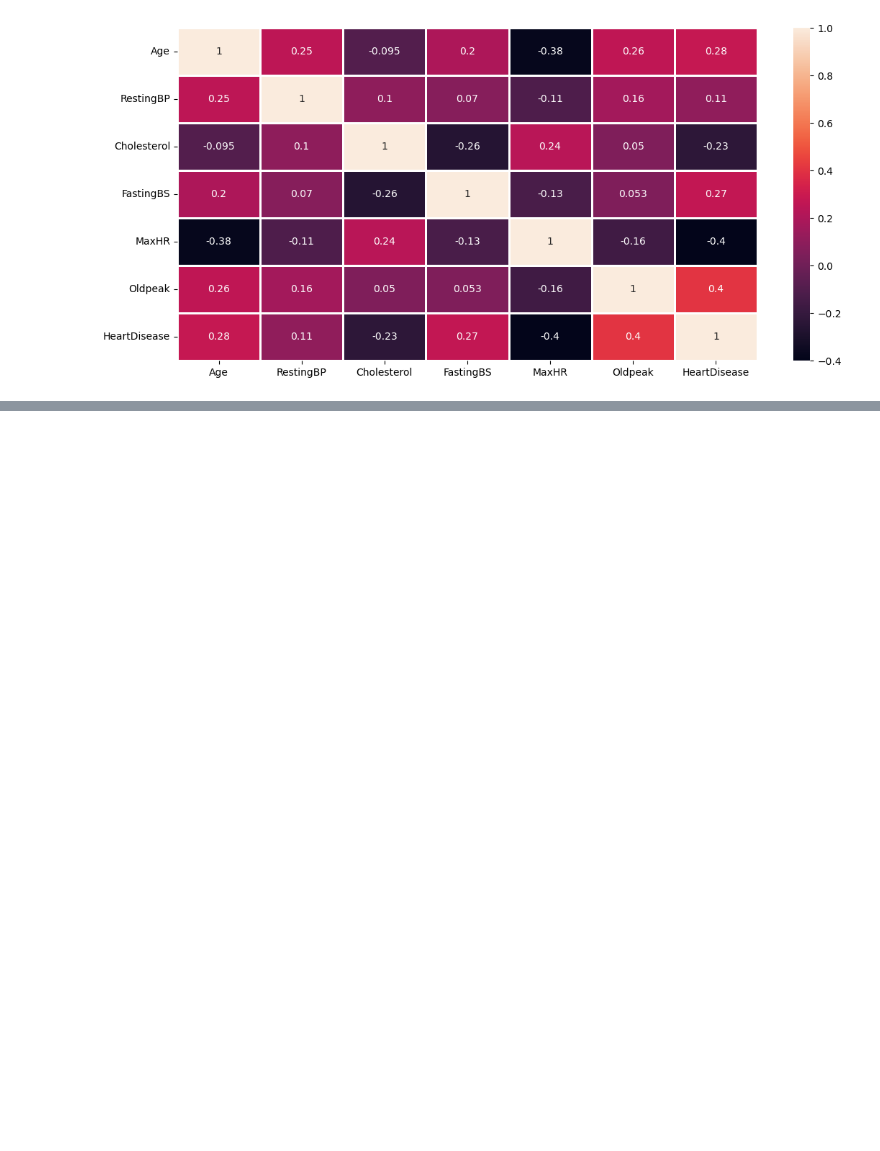
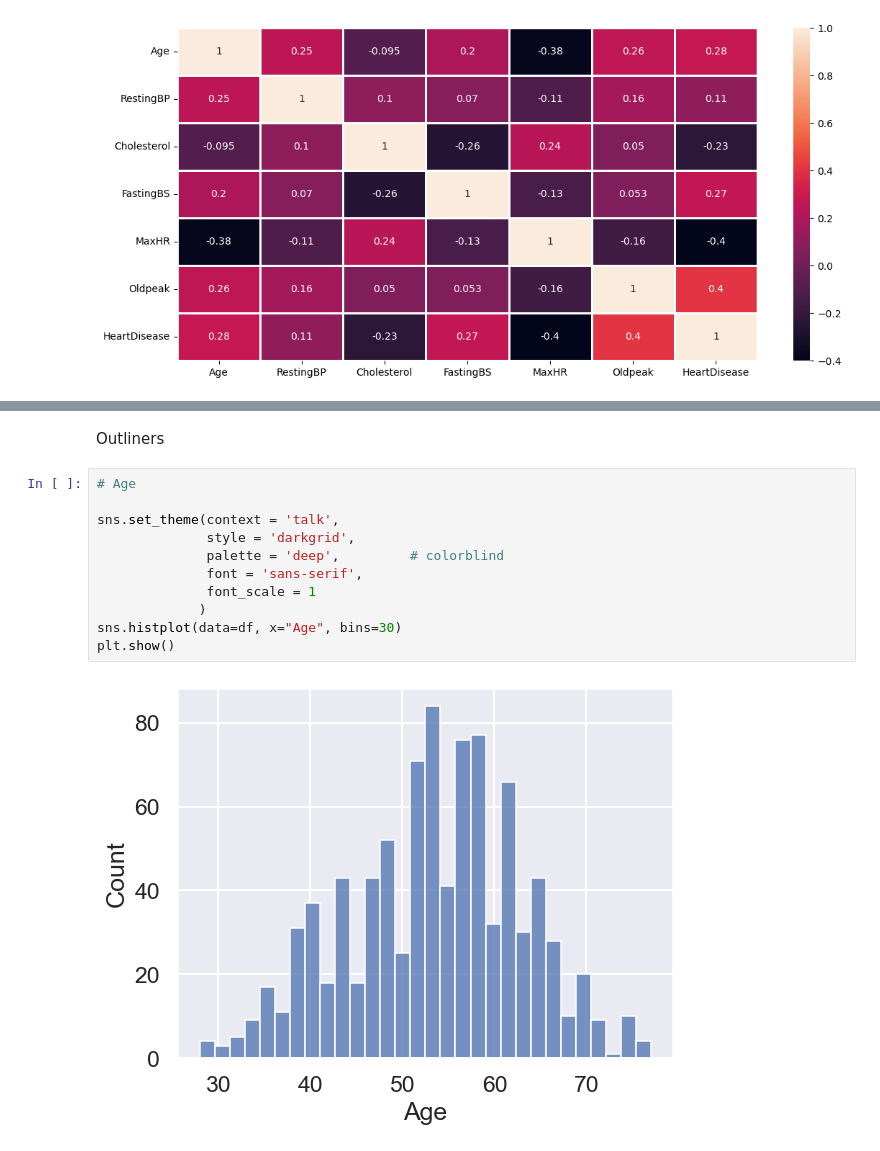
Before and after one commit to rinkal-raj/LHL-FINAL-PROJECT, a Jupyter notebook: notebooks/EDA.ipynb, the cells around one changed output, grey strips where cells are left out. Cells and saved outputs as stored; diff of their text form; blank space fills up the shorter version.

```diff
--- a/notebooks/EDA.ipynb
+++ b/notebooks/EDA.ipynb
@@ -238,0 +253,15 @@ sns.heatmap(df.corr() ,  annot=True , linewidths=1 , ax=ax)
+# %% [markdown]
+Outliners
+# %%
+# Age
+
+sns.set_theme(context = 'talk',
+              style = 'darkgrid',
+              palette = 'deep',         # colorblind
+              font = 'sans-serif',
+              font_scale = 1
+             )
+sns.histplot(data=df, x="Age", bins=30)
+plt.show()
+# %% [output]
+[figure, added]
```
Also changed, not shown: parts of 12 cells of this notebook, 9 other files.
